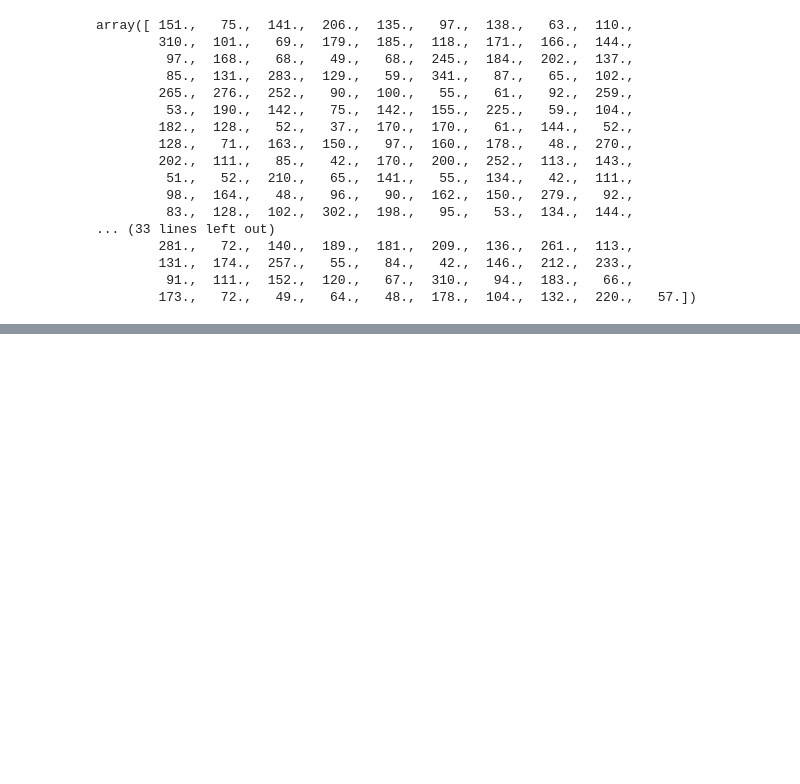
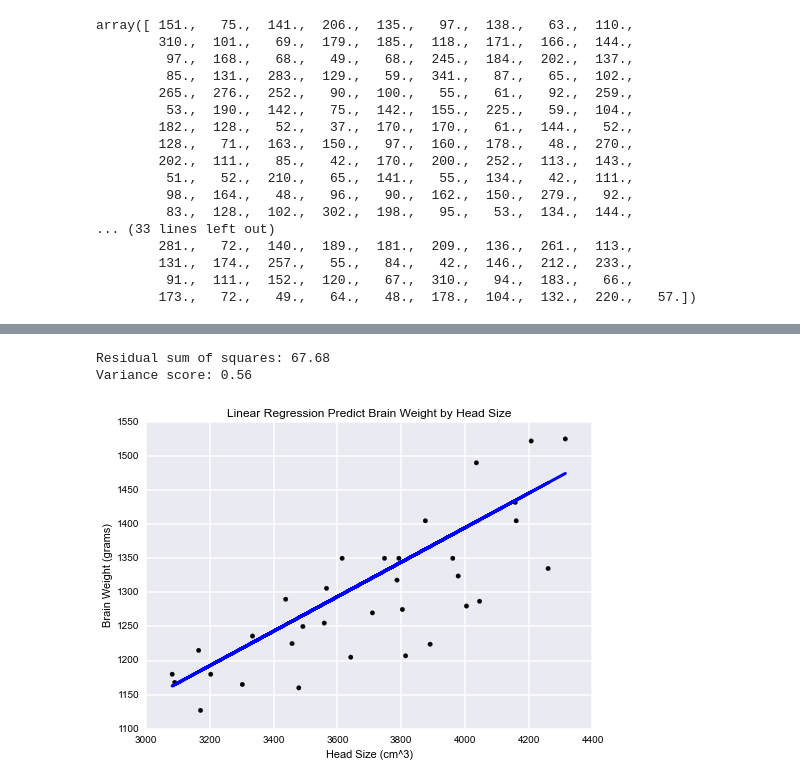
Before and after one commit to nyghtowl/PyCon_2014, a Jupyter notebook: Linear_Regression_WB.ipynb, the cells around one changed output, grey strips where cells are left out. Drawn from its saved outputs; the diff is of its cells as text; code cells hidden in the pictures; blank space fills up the shorter version.

```diff
--- a/Linear_Regression_WB.ipynb
+++ b/Linear_Regression_WB.ipynb
@@ -77,0 +90,6 @@ Variance score: 0.00
+# %%
+main() # both
+# %% [output]
+Residual sum of squares: 67.68
+Variance score: 0.56
+[figure, added]
```
Also changed, not shown: parts of 12 cells of this notebook, 7 other files.
